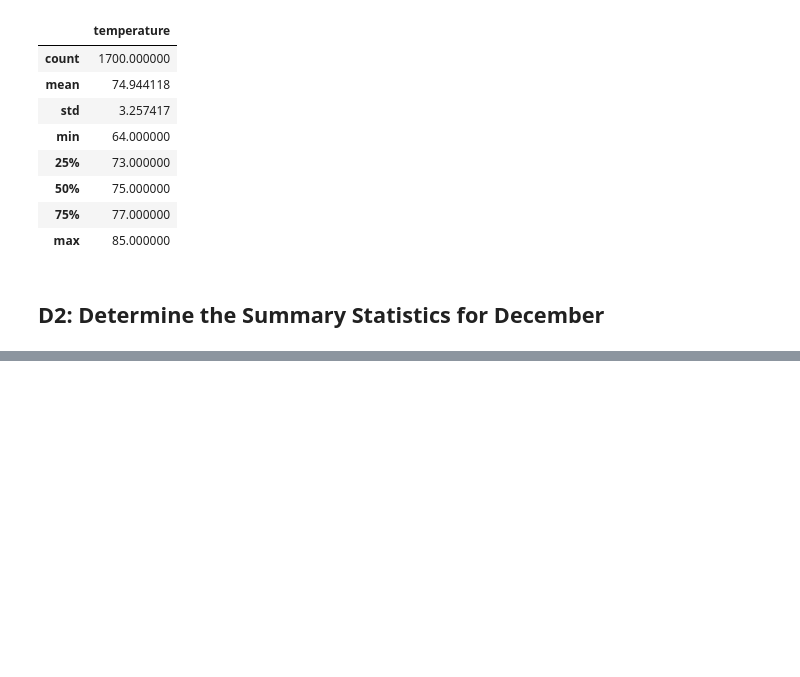
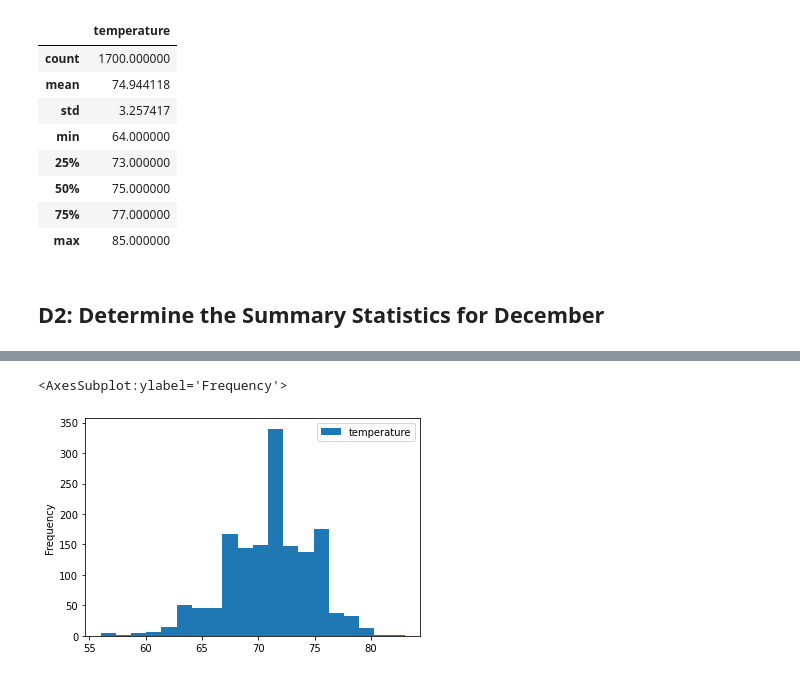
Before and after one commit to tkoide01/surfs_up, a Jupyter notebook: SurfsUp_Challenge.ipynb, the cells around one changed output, grey strips where cells are left out. Drawn from its saved outputs; the diff is of its cells as text; code cells hidden in the pictures; blank space fills up the shorter version.

```diff
--- a/SurfsUp_Challenge.ipynb
+++ b/SurfsUp_Challenge.ipynb
@@ -117,5 +117,12 @@ df.describe()
 ## D2: Determine the Summary Statistics for December
 # %%
 # 6. Write a query that filters the Measurement table to retrieve the temperatures for the month of December.
+dec = "12"
+results = session.query(Measurement.date, Measurement.tobs).\
+    filter(func.strftime("%m",Measurement.date) == dec).all()
 # %%
 # 7. Convert the December temperatures to a list.
+results = []
+results = session.query(Measurement.date, Measurement.tobs).\
+    filter(func.strftime("%m",Measurement.date) == dec).all()
+results
@@ -122,2 +147,4 @@ df.describe()
 # %%
 # 8. Create a DataFrame from the list of temperatures for the month of December.
+df_12 = pd.DataFrame(results, columns = ['date','temperature'])
+df_12
@@ -125,0 +178,6 @@ df.describe()
+# %%
+# Plot December data
+df_12.plot.hist(bins=20)
+# %% [output]
+<AxesSubplot:ylabel='Frequency'>
+[figure, added]
```
Also changed, not shown: parts of 8 cells of this notebook.
